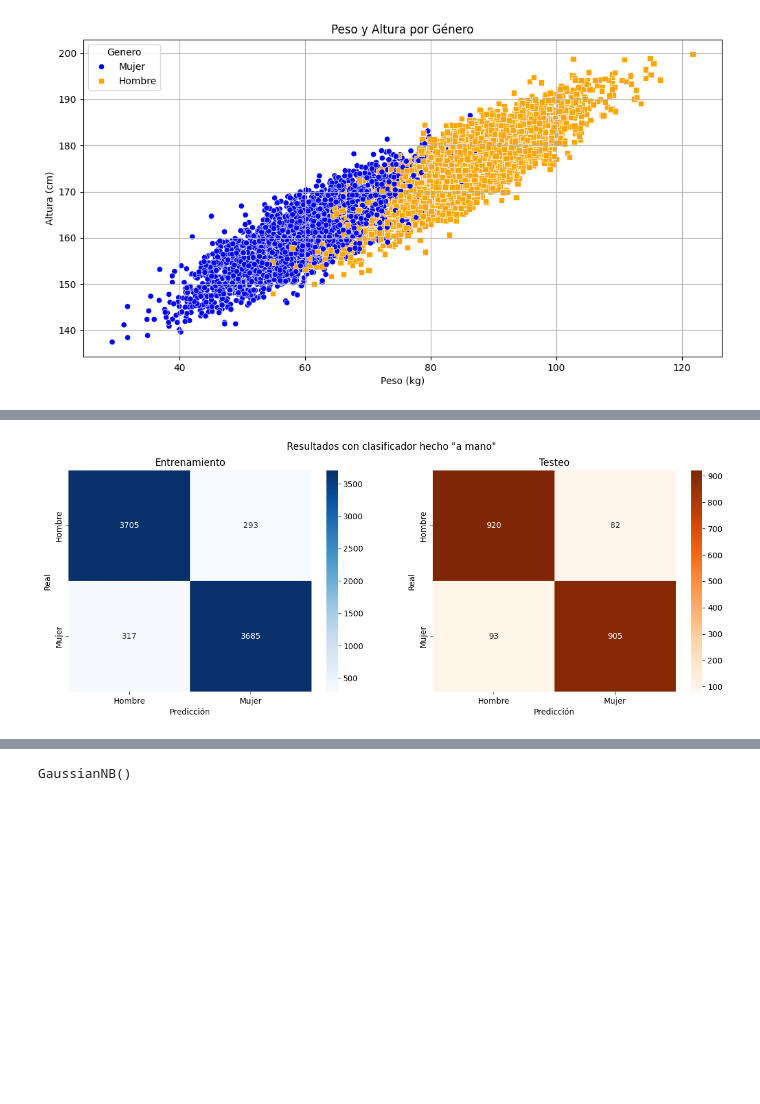
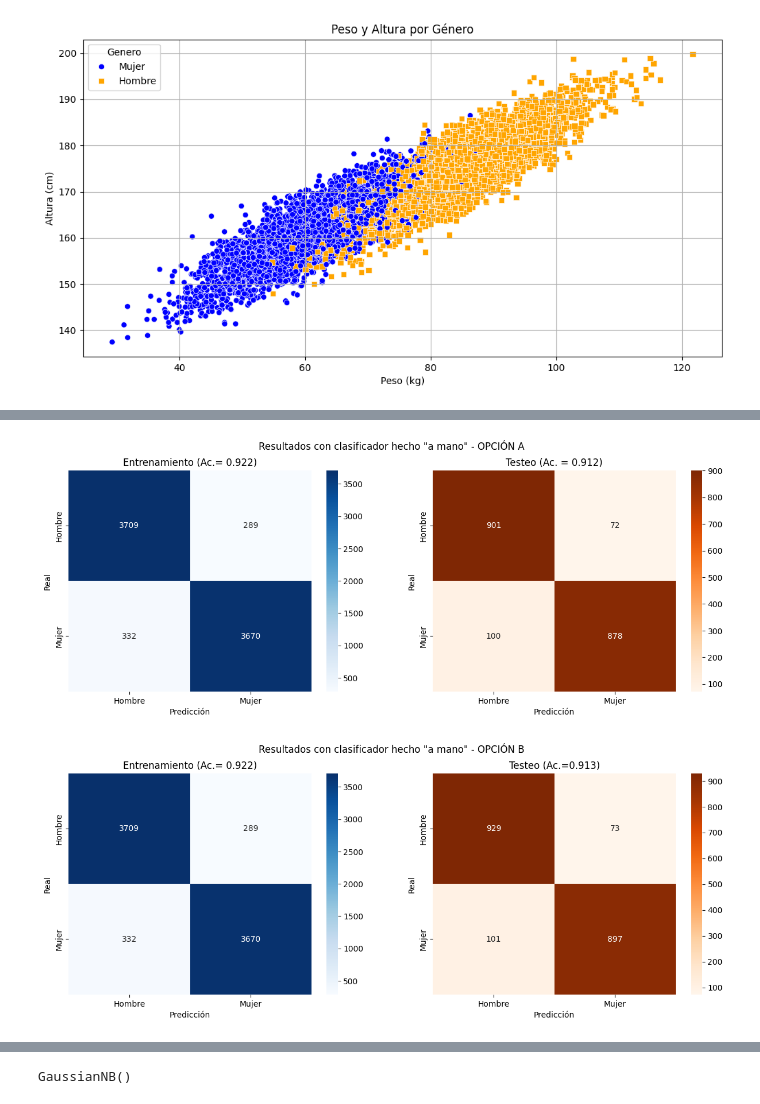
Before and after one commit to MagdalenaLaValle/TPs-Redes-Neuronales-, a Jupyter notebook: Clasificación_Bayesiana.ipynb, the cells around one changed output, grey strips where cells are left out. Saved outputs shown, nothing was run; the diff lists cells and outputs as text; code cells hidden in the pictures; blank space fills up the shorter version.

Commit message:
Explicación de el modelo manual, prueba con el modelo MultinomialNB para la expansión cuadrática

```diff
--- a/Clasificación_Bayesiana.ipynb
+++ b/Clasificación_Bayesiana.ipynb
@@ -219,3 +284,0 @@ def clasificador_manual_B(wh_vector, genero_vector):
-# %%
-#con la primera opción
-prediccion_manual_train_A=clasificador_manual_A(wh_train, genero_train)
@@ -228,2 +290,0 @@ prediccion_manual_train_B=clasificador_manual_B(wh_train, genero_train)
-# %%
-prediccion_manual_test_A=clasificador_manual_A(wh_test, genero_test)
@@ -284,6 +323,7 @@ def binarizar_genero(vector):
 #Paso los valores reales a números
 genero_train_binario=binarizar_genero(genero_train)
 genero_test_binario=binarizar_genero(genero_test)
+genero_test_acotado_binario = binarizar_genero(genero_test_acotado)
 # %%
 etiquetas=['Hombre', 'Mujer']
 # %% [markdown]
@@ -319,21 +375,39 @@ ACCURACY DEL MODELO HECHO MANUALMENTE
 from sklearn.metrics import confusion_matrix, ConfusionMatrixDisplay
 import seaborn as sns
 # %%
-cm_manual_train=confusion_matrix(genero_train_binario, prediccion_manual_train_B)
-cm_manual_test=confusion_matrix(genero_test_binario, prediccion_manual_test_B)
+cm_manual_A_train=confusion_matrix(genero_train_binario, prediccion_manual_train_A)
+cm_manual_A_test=confusion_matrix(genero_test_acotado_binario, prediccion_manual_test_A)
+
+cm_manual_B_train=confusion_matrix(genero_train_binario, prediccion_manual_train_B)
+cm_manual_B_test=confusion_matrix(genero_test_binario, prediccion_manual_test_B)
 # %%
 fig, ax = plt.subplots(1, 2, figsize=(15,5))
-fig.suptitle('Resultados con clasificador hecho "a mano"')
+fig.suptitle('Resultados con clasificador hecho "a mano" - OPCIÓN A')
 
-sns.heatmap(cm_manual_train, annot=True, fmt="d", cmap="Blues", ax=ax[0],  xticklabels= etiquetas, yticklabels= etiquetas)
-ax[0].set_title("Entrenamiento")
+sns.heatmap(cm_manual_A_train, annot=True, fmt="d", cmap="Blues", ax=ax[0],  xticklabels= etiquetas, yticklabels= etiquetas)
+ax[0].set_title("Entrenamiento (Ac.= 0.922)")
 ax[0].set_xlabel("Predicción")
 ax[0].set_ylabel("Real")
 
-sns.heatmap(cm_manual_test, annot=True, fmt="d", cmap="Oranges", ax=ax[1], xticklabels= etiquetas, yticklabels= etiquetas)
-ax[1].set_title("Testeo")
+sns.heatmap(cm_manual_A_test, annot=True, fmt="d", cmap="Oranges", ax=ax[1], xticklabels= etiquetas, yticklabels= etiquetas)
+ax[1].set_title("Testeo (Ac. = 0.912)")
 ax[1].set_xlabel("Predicción")
 ax[1].set_ylabel("Real")
 plt.show()
+
+fig, ax = plt.subplots(1, 2, figsize=(15,5))
+fig.suptitle('Resultados con clasificador hecho "a mano" - OPCIÓN B')
+
+sns.heatmap(cm_manual_B_train, annot=True, fmt="d", cmap="Blues", ax=ax[0],  xticklabels= etiquetas, yticklabels= etiquetas)
+ax[0].set_title("Entrenamiento (Ac.= 0.922)")
+ax[0].set_xlabel("Predicción")
+ax[0].set_ylabel("Real")
+
+sns.heatmap(cm_manual_B_test, annot=True, fmt="d", cmap="Oranges", ax=ax[1], xticklabels= etiquetas, yticklabels= etiquetas)
+ax[1].set_title("Testeo (Ac.=0.913)")
+ax[1].set_xlabel("Predicción")
+ax[1].set_ylabel("Real")
+plt.show()
 # %% [output]
-[figure, old version]
+[figure, new version]
+[figure, added]
```
Also changed, not shown: parts of 53 cells of this notebook.
